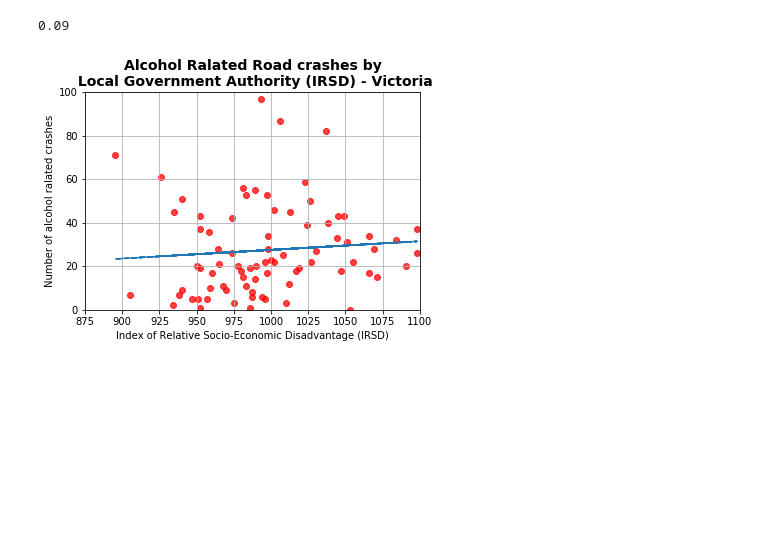
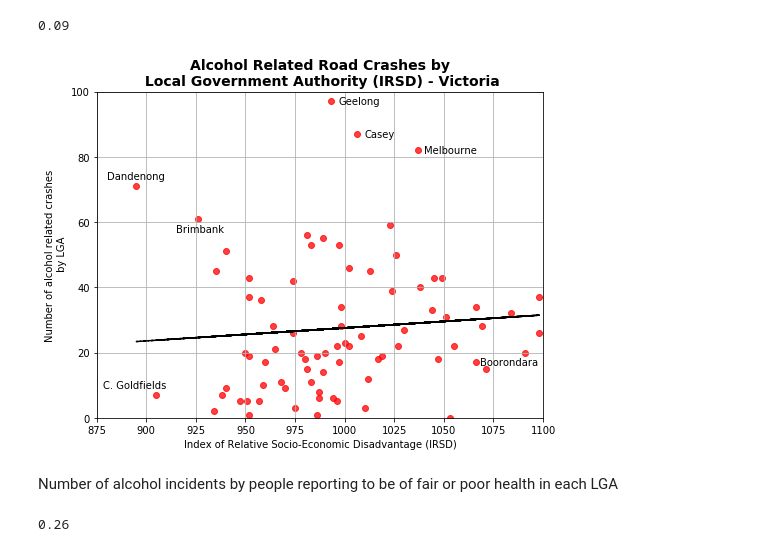
Before and after one commit to Jamie-GiHu/Turqoise-Bears-Project-Repo, a Jupyter notebook: Vic_Crash_analysis.ipynb, the cells around one changed output. Cells and saved outputs as stored; diff of their text form; code cells hidden in the pictures; blank space fills up the shorter version.

```diff
--- a/Vic_Crash_analysis.ipynb
+++ b/Vic_Crash_analysis.ipynb
@@ -231,7 +230,7 @@ crash_demographics[crash_demographics.LGA_NAME != 'MOUNT BULLER ALPINE RESOR']
 ### Final tidy up of the data to get ready for analysis
 # %%
 #Create a new DataFrame to enable work below (cleaned)
-crash_demographic_clean = crash_demographics[["OBJECTID", "LGA_NAME", "TOTAL_PERSONS", "INJ_OR_FATAL", "FATALITY", "SERIOUSINJURY", "OTHERINJURY", "NONINJURED", "ALCOHOL_RELATED"]]
+crash_demographic_clean = crash_demographics[["OBJECTID", "LGA_NAME", "TOTAL_PERSONS", "INJ_OR_FATAL", "FATALITY", "SERIOUSINJURY", "OTHERINJURY", "NONINJURED", "ALCOHOL_RELATED", "MALES", "FEMALES", "OLD_DRIVER", "YOUNG_DRIVER"]]
 # %%
 #Group data to calculate the number of crashes per LGA (excluding alcohol related crashes)
 LGA_crash_count = crash_demographic_clean.groupby(["LGA_NAME"])["OBJECTID"].count()
@@ -241,4 +240,8 @@ LGA_total_fatal = crash_demographic_clean.groupby(["LGA_NAME"])["FATALITY"].sum(
 LGA_total_serious = crash_demographic_clean.groupby(["LGA_NAME"])["SERIOUSINJURY"].sum()
 LGA_total_minor = crash_demographic_clean.groupby(["LGA_NAME"])["OTHERINJURY"].sum()
 LGA_total_no_injury = crash_demographic_clean.groupby(["LGA_NAME"])["NONINJURED"].sum()
+LGA_total_male = crash_demographic_clean.groupby(["LGA_NAME"])["MALES"].sum()
+LGA_total_female = crash_demographic_clean.groupby(["LGA_NAME"])["FEMALES"].sum()
+LGA_total_old = crash_demographic_clean.groupby(["LGA_NAME"])["OLD_DRIVER"].sum()
+LGA_total_young = crash_demographic_clean.groupby(["LGA_NAME"])["YOUNG_DRIVER"].sum()
 # %%
@@ -254,7 +257,11 @@ grouped_LGA_totals = pd.DataFrame({"total_crashes": LGA_crash_count,
                                    "serious": LGA_total_serious,
                                    "minor": LGA_total_minor,
                                    "no_inj": LGA_total_no_injury,
-                                   "alcohol": LGA_total_alcohol
+                                   "alcohol": LGA_total_alcohol,
+                                   "male": LGA_total_male,
+                                   "female": LGA_total_female,
+                                   "old_driver": LGA_total_old,
+                                   "young_driver": LGA_total_young
                                   })
 # %%
 #Replace the NaN in the file with a 0
@@ -309,3 +331,6 @@ LGA_merged = pd.merge(lga_demo_df2, group_LGA, how="outer", on="LGA")
+# %%
+#Add in additional column to represent the total crashes per person in Victoria
+LGA_merged["crash_per_person"] = LGA_merged["total_crashes"] / LGA_merged["Total_pop"]
 # %%
 LGA_merged
 # %% [output]
@@ -439,15 +562,33 @@ booze_slope, booze_int, booze_r, booze_p, booze_std_err = stats.linregress(LGA_m
 booze_fit = booze_slope * LGA_merged["Index of Relative Socio-Economic Disadvantage (IRSD)"] + booze_int
 # %%
 #Plot the linear model on the scatter plot
+plt.figure(figsize=(8,6))
+plt.scatter(LGA_merged["Index of Relative Socio-Economic Disadvantage (IRSD)"], LGA_merged["alcohol"], facecolors="red", alpha = 0.75)
+plt.plot(LGA_merged["Index of Relative Socio-Economic Disadvantage (IRSD)"], booze_fit, "--", color="black")
 
-plt.scatter(LGA_merged["Index of Relative Socio-Economic Disadvantage (IRSD)"], LGA_merged["alcohol"], facecolors="red", alpha = 0.75)
-plt.plot(LGA_merged["Index of Relative Socio-Economic Disadvantage (IRSD)"], booze_fit, "--")
 plt.xlabel("Index of Relative Socio-Economic Disadvantage (IRSD)")
-plt.ylabel("Number of alcohol ralated crashes")
-plt.title("Alcohol Ralated Road crashes by\n Local Government Authority (IRSD) - Victoria", fontsize=14, fontweight="bold")
+plt.ylabel("Number of alcohol related crashes\n by LGA")
+plt.title("Alcohol Related Road Crashes by\n Local Government Authority (IRSD) - Victoria", fontsize=14, fontweight="bold")
+
+plt.annotate('Melbourne',(1040,81))
+plt.annotate('Dandenong',(880, 73))
+plt.annotate('Boorondara',(1068, 16))
+plt.annotate('Brimbank',(915, 57))
+plt.annotate('C. Goldfields',(878, 9))
+plt.annotate('Casey',(1010, 86))
+plt.annotate('Geelong',(997, 96))
+
+
 plt.xlim(875,1100)
 plt.ylim(0,100)
 plt.grid()
 plt.show()
 # %% [output]
-[figure, old version]
+[figure, new version]
+# %% [markdown]
+Number of alcohol incidents by people reporting to be of fair or poor health in each LGA
+# %%
+#Calculate the correlation coefficient to see if there is a correlation between the health in a LGA and the number of crashes
+round(st.pearsonr(LGA_merged["People reporting fair or poor health status"], LGA_merged["total_crashes"])[0], 2)
+# %% [output]
+0.26
```
Also changed, not shown: parts of 52 cells of this notebook, 2 other files.
